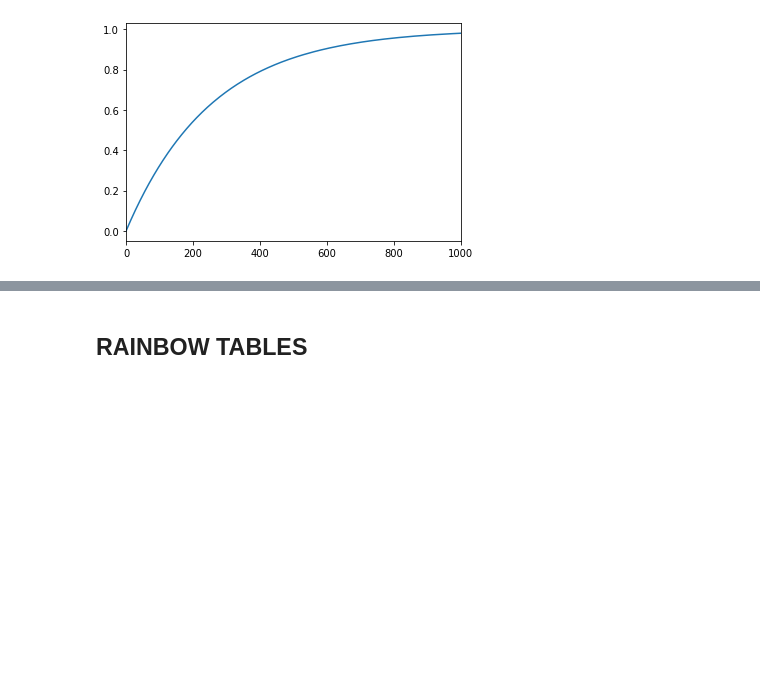
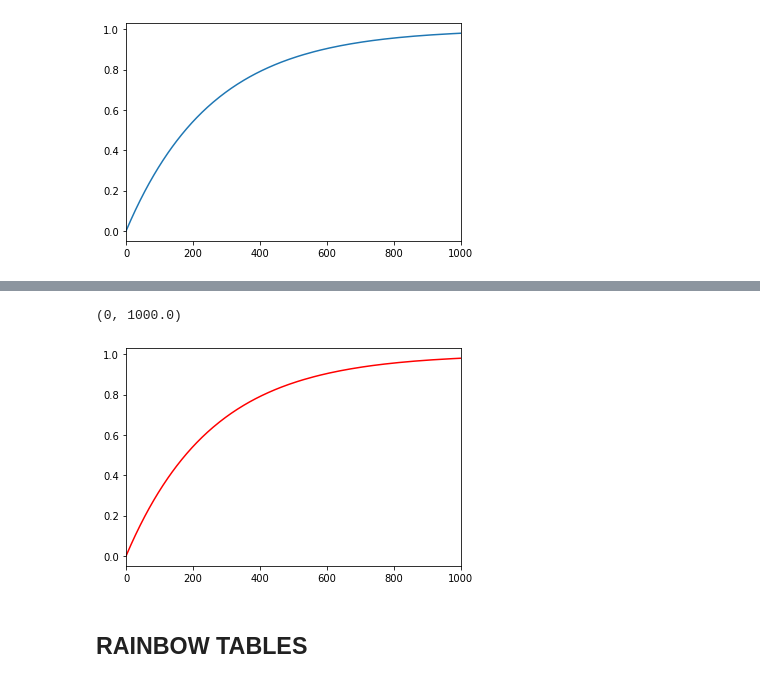
Before and after one commit to AsgeDarr/02255_tmto, a Jupyter notebook: ex_1.ipynb, the cells around one changed output, grey strips where cells are left out. Saved outputs shown, nothing was run; the diff lists cells and outputs as text; code cells hidden in the pictures; blank space fills up the shorter version.

```diff
--- a/ex_1.ipynb
+++ b/ex_1.ipynb
@@ -136,3 +136,10 @@ plt.show()
+# %%
+plt.plot(uniqueHellman, 'r')
+plt.xlim(right=1000)
+plt.xlim(left=0)
+# %% [output]
+(0, 1000.0)
+[figure, added]
 # %% [markdown]
 ## RAINBOW TABLES
 # %%
```
Also changed, not shown: parts of 1 cell of this notebook.
